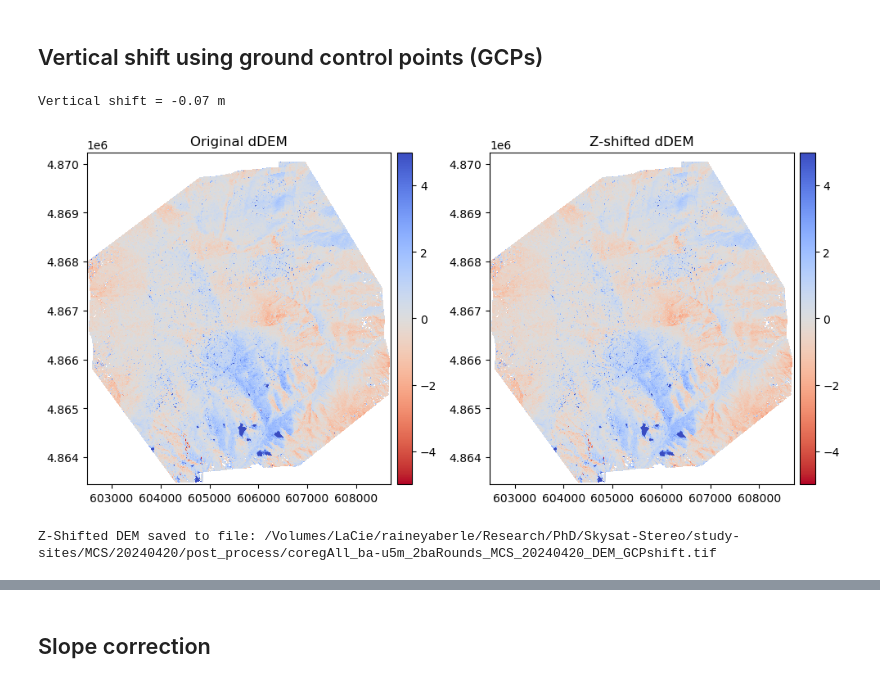
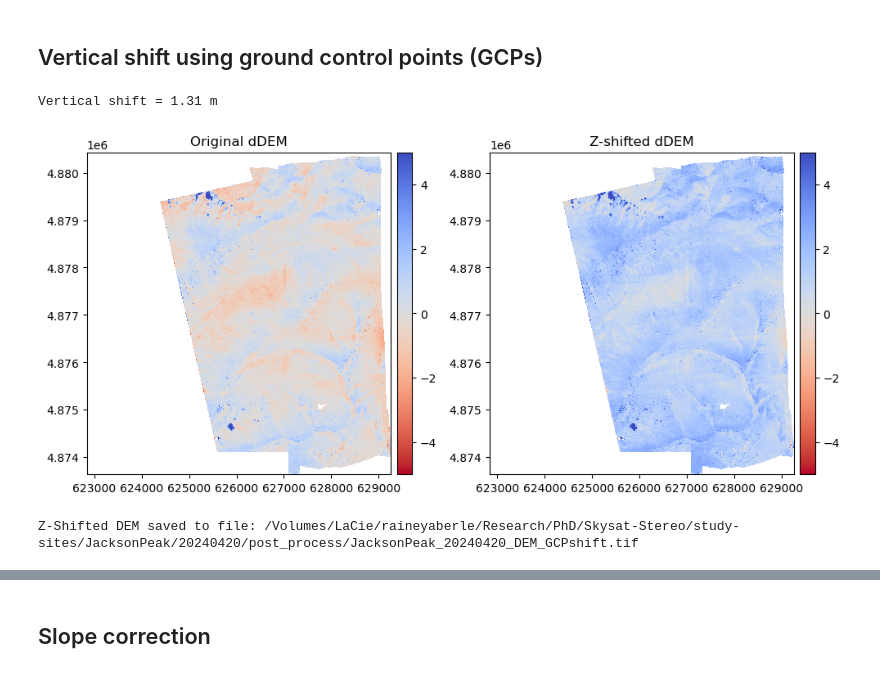
Before and after one commit to RaineyAbe/skysat_stereo_snow, a Jupyter notebook: notebooks/post_process.ipynb, the cells around one changed output, grey strips where cells are left out. Drawn from its saved outputs; the diff is of its cells as text; code cells hidden in the pictures.

```diff
--- a/notebooks/post_process.ipynb
+++ b/notebooks/post_process.ipynb
@@ -20,13 +20,13 @@ import post_process_utils as pp
 
 # Define paths to input files
 data_dir = f"/Volumes/LaCie/raineyaberle/Research/PhD/Skysat-Stereo/study-sites/"
-site_name = "MCS"
+site_name = "JacksonPeak"
 date = "20240420"
 
 if site_name=='MCS':
-    dem_fn = os.path.join(data_dir, site_name, date, f"coregAll_ba-u5m_2baRounds_{site_name}_{date}_DEM.tif")
+    dem_fn = os.path.join(data_dir, site_name, date, f"coregAll_ba-u5m_{site_name}_{date}_DEM.tif")
 else:
-    dem_fn = os.path.join(data_dir, site_name, date, f"coreg-ss-individual_{site_name}_{date}_DEM.tif")
+    dem_fn = os.path.join(data_dir, site_name, date, f"{site_name}_{date}_DEM.tif")
 ss_mask_fn = os.path.join(data_dir, site_name, date, "land_cover_masks", "stable_surfaces_mask.tif")
 snow_mask_fn = os.path.join(data_dir, site_name, date, "land_cover_masks", "snow_mask.tif")
 if site_name=='JacksonPeak':
@@ -58,35 +163,35 @@ if not os.path.exists(dem_zshift_fn):
     refdem = xdem.DEM(refdem_fn, load_data=True).reproject(dem)
     gcp = gu.Vector(gcp_fn).reproject(dem)
     if site_name=='JacksonPeak':
-        gcp = gcp.buffer(4)
+        gcp = gcp.buffer(res_dict['elevation_sill_m'])
     gcp = gcp.create_mask(dem)
 
     # Calculate dDEM
     ddem = dem - refdem
 
     # Apply vertical shift to DEM using GCP
     shift = xdem.coreg.VerticalShift().fit(refdem, dem, gcp)
     zshift = shift.meta['outputs']['affine']['shift_z'] + gcp_elev
     print(f"Vertical shift = {np.round(float(zshift),2)} m")
     dem_zshift = dem + zshift
     ddem_zshift = ddem + zshift
 
     # Plot
     fig, ax = plt.subplots(1, 2, figsize=(10,5))
     ddem.plot(cmap='coolwarm_r', vmin=-5, vmax=5, ax=ax[0])
     ax[0].set_title('Original dDEM')
     ddem_zshift.plot(cmap='coolwarm_r', vmin=-5, vmax=5, ax=ax[1])
     ax[1].set_title('Z-shifted dDEM')
     plt.show()
 
     # Save results to file
     dem_zshift.save(dem_zshift_fn)
     print('Z-Shifted DEM saved to file:', dem_zshift_fn)
 
 else:
     dem_zshift = xdem.DEM(dem_zshift_fn)
     print('Z-Shifted DEM loaded from file.')
 # %% [output]
-Vertical shift = -0.07 m
+Vertical shift = 1.31 m
-[figure, old version]
+[figure, new version]
-Z-Shifted DEM saved to file: /Volumes/LaCie/raineyaberle/Research/PhD/Skysat-Stereo/study-sites/MCS/20240420/post_process/coregAll_ba-u5m_2baRounds_MCS_20240420_DEM_GCPshift.tif
+Z-Shifted DEM saved to file: /Volumes/LaCie/raineyaberle/Research/PhD/Skysat-Stereo/study-sites/JacksonPeak/20240420/post_process/JacksonPeak_20240420_DEM_GCPshift.tif
```
Also changed, not shown: parts of 11 cells of this notebook, 35 other files.
